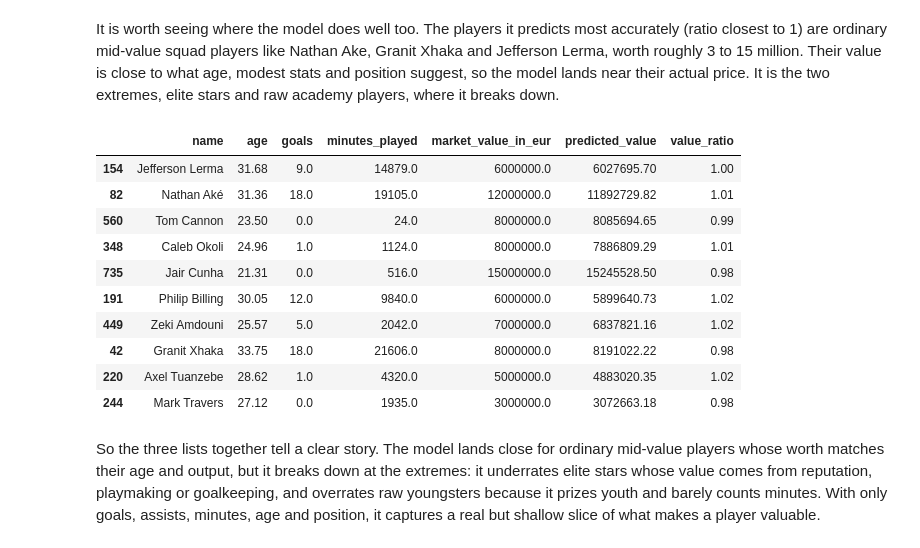
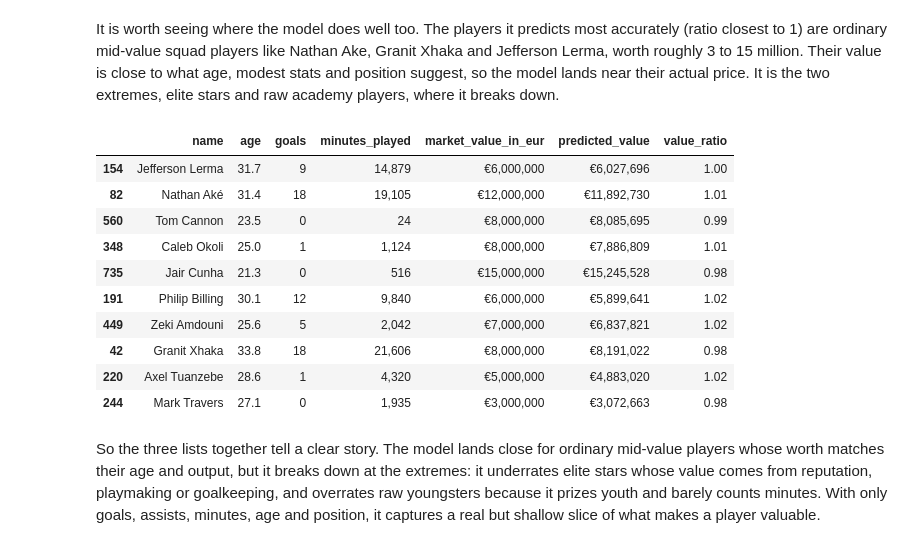
Before and after one commit to konstantinosioan/pl-transfer-value-predictor, a Jupyter notebook: notebook.ipynb, the cells around one changed output. Saved outputs shown, nothing was run; the diff lists cells and outputs as text; code cells hidden in the pictures.

```diff
--- a/notebook.ipynb
+++ b/notebook.ipynb
@@ -367,19 +414,28 @@ So the over and undervalued lists are less a list of market mistakes and more a
 It is worth seeing where the model does well too. The players it predicts most accurately (ratio closest to 1) are ordinary mid-value squad players like Nathan Ake, Granit Xhaka and Jefferson Lerma, worth roughly 3 to 15 million. Their value is close to what age, modest stats and position suggest, so the model lands near their actual price. It is the two extremes, elite stars and raw academy players, where it breaks down.
 # %%
 model_df["log_error"] = np.log10(model_df["value_ratio"]).abs()
-model_df.sort_values("log_error")[show].head(10).round(2)
+model_df.sort_values("log_error")[show].head(10).style.format(
+    {
+        "age": "{:.1f}",
+        "goals": "{:.0f}",
+        "minutes_played": "{:,.0f}",
+        TARGET: "€{:,.0f}",
+        "predicted_value": "€{:,.0f}",
+        "value_ratio": "{:.2f}",
+    }
+)
 # %% [output]
 |  | name | age | goals | minutes_played | market_value_in_eur | predicted_value | value_ratio |
-| 154 | Jefferson Lerma | 31.68 | 9.0 | 14879.0 | 6000000.0 | 6027695.70 | 1.00 |
-| 82 | Nathan Aké | 31.36 | 18.0 | 19105.0 | 12000000.0 | 11892729.82 | 1.01 |
-| 560 | Tom Cannon | 23.50 | 0.0 | 24.0 | 8000000.0 | 8085694.65 | 0.99 |
-| 348 | Caleb Okoli | 24.96 | 1.0 | 1124.0 | 8000000.0 | 7886809.29 | 1.01 |
-| 735 | Jair Cunha | 21.31 | 0.0 | 516.0 | 15000000.0 | 15245528.50 | 0.98 |
-| 191 | Philip Billing | 30.05 | 12.0 | 9840.0 | 6000000.0 | 5899640.73 | 1.02 |
-| 449 | Zeki Amdouni | 25.57 | 5.0 | 2042.0 | 7000000.0 | 6837821.16 | 1.02 |
-| 42 | Granit Xhaka | 33.75 | 18.0 | 21606.0 | 8000000.0 | 8191022.22 | 0.98 |
-| 220 | Axel Tuanzebe | 28.62 | 1.0 | 4320.0 | 5000000.0 | 4883020.35 | 1.02 |
-| 244 | Mark Travers | 27.12 | 0.0 | 1935.0 | 3000000.0 | 3072663.18 | 0.98 |
+| 154 | Jefferson Lerma | 31.7 | 9 | 14,879 | €6,000,000 | €6,027,696 | 1.00 |
+| 82 | Nathan Aké | 31.4 | 18 | 19,105 | €12,000,000 | €11,892,730 | 1.01 |
+| 560 | Tom Cannon | 23.5 | 0 | 24 | €8,000,000 | €8,085,695 | 0.99 |
+| 348 | Caleb Okoli | 25.0 | 1 | 1,124 | €8,000,000 | €7,886,809 | 1.01 |
+| 735 | Jair Cunha | 21.3 | 0 | 516 | €15,000,000 | €15,245,528 | 0.98 |
+| 191 | Philip Billing | 30.1 | 12 | 9,840 | €6,000,000 | €5,899,641 | 1.02 |
+| 449 | Zeki Amdouni | 25.6 | 5 | 2,042 | €7,000,000 | €6,837,821 | 1.02 |
+| 42 | Granit Xhaka | 33.8 | 18 | 21,606 | €8,000,000 | €8,191,022 | 0.98 |
+| 220 | Axel Tuanzebe | 28.6 | 1 | 4,320 | €5,000,000 | €4,883,020 | 1.02 |
+| 244 | Mark Travers | 27.1 | 0 | 1,935 | €3,000,000 | €3,072,663 | 0.98 |
 # %% [markdown]
 So the three lists together tell a clear story. The model lands close for ordinary mid-value players whose worth matches their age and output, but it breaks down at the extremes: it underrates elite stars whose value comes from reputation, playmaking or goalkeeping, and overrates raw youngsters because it prizes youth and barely counts minutes. With only goals, assists, minutes, age and position, it captures a real but shallow slice of what makes a player valuable.
 # %% [markdown]
```
Also changed, not shown: parts of 12 cells of this notebook, 1 other file.
